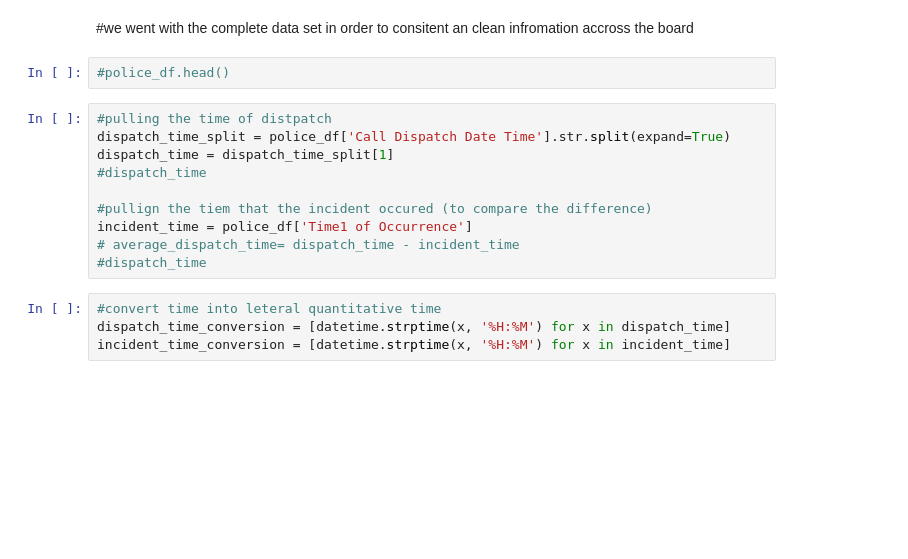
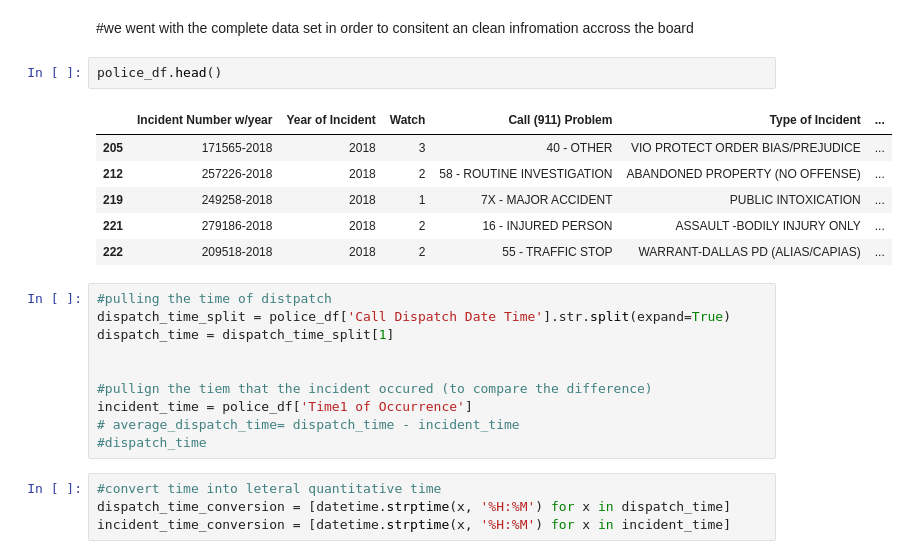
Before and after one commit to benjaminpodell/Project_1, a Jupyter notebook: groupb_beta.ipynb, the cells around one changed output. Cells and saved outputs as stored; diff of their text form; blank space fills up the shorter version.

```diff
--- a/groupb_beta.ipynb
+++ b/groupb_beta.ipynb
@@ -56,13 +56,20 @@ State                      95440
 dtype: int64
 # %% [markdown]
 #we went with the complete data set in order to consitent an clean infromation accross the board
-# %%
-#police_df.head()
+# %%
+police_df.head()
+# %% [output]
+|  | Incident Number w/year | Year of Incident | Watch | Call (911) Problem | Type of Incident | ... |
+| 205 | 171565-2018 | 2018 | 3 | 40 - OTHER | VIO PROTECT ORDER BIAS/PREJUDICE | ... |
+| 212 | 257226-2018 | 2018 | 2 | 58 - ROUTINE INVESTIGATION | ABANDONED PROPERTY (NO OFFENSE) | ... |
+| 219 | 249258-2018 | 2018 | 1 | 7X - MAJOR ACCIDENT | PUBLIC INTOXICATION | ... |
+| 221 | 279186-2018 | 2018 | 2 | 16 - INJURED PERSON | ASSAULT -BODILY INJURY ONLY | ... |
+| 222 | 209518-2018 | 2018 | 2 | 55 - TRAFFIC STOP | WARRANT-DALLAS PD (ALIAS/CAPIAS) | ... |
 # %%
 #pulling the time of distpatch
 dispatch_time_split = police_df['Call Dispatch Date Time'].str.split(expand=True)
 dispatch_time = dispatch_time_split[1]
-#dispatch_time
+
 
 #pullign the tiem that the incident occured (to compare the difference)
 incident_time = police_df['Time1 of Occurrence']
```
Also changed, not shown: parts of 2 cells of this notebook.
